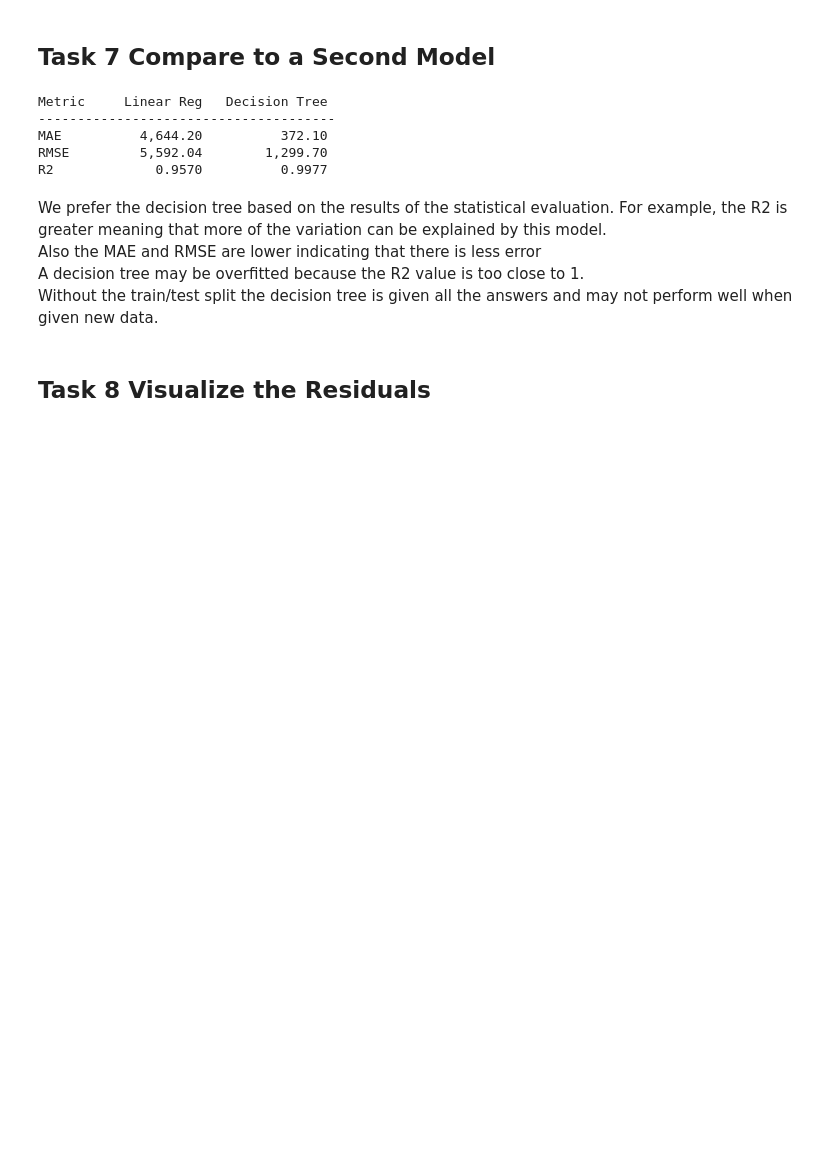
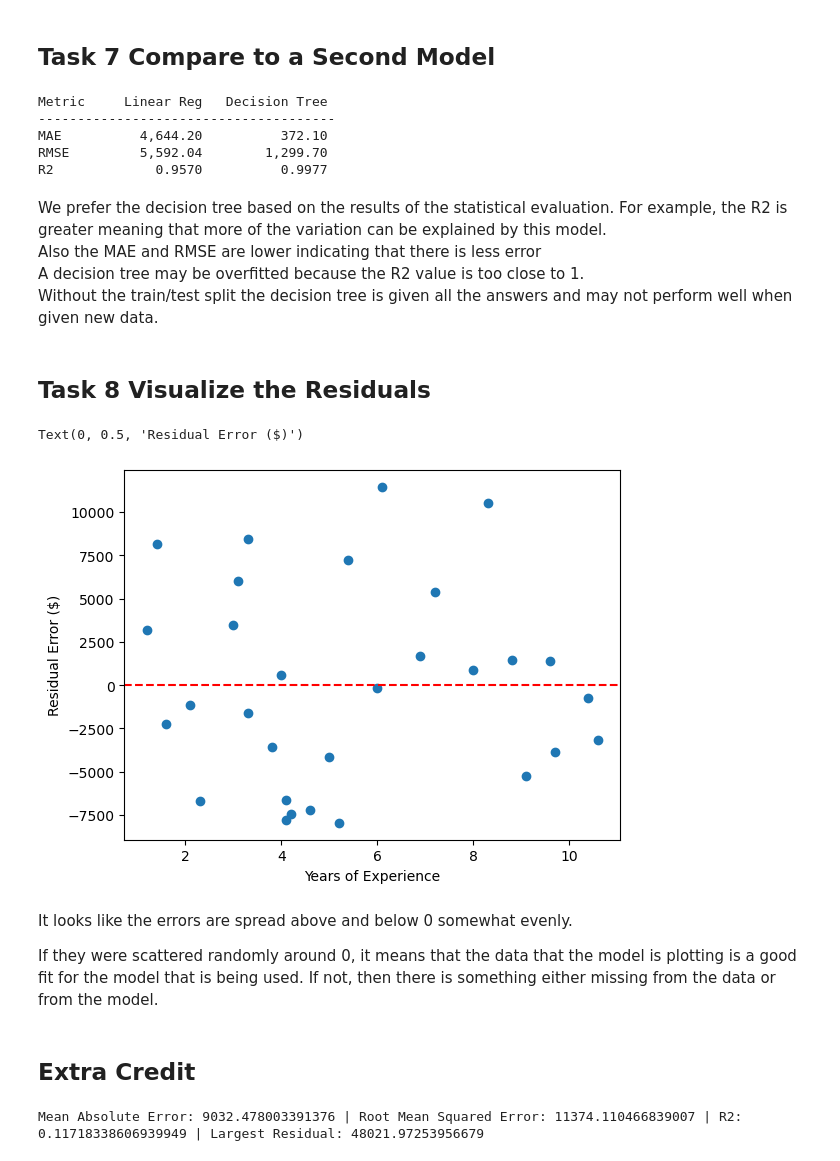
Before and after one commit to S-Shockley/Model-Eval-Exercise, a Jupyter notebook: ModelEvalAssign.ipynb, the cells around one changed output. Cells and saved outputs as stored; diff of their text form; code cells hidden in the pictures; blank space fills up the shorter version.

Commit message:
almost finished extra credit

```diff
--- a/ModelEvalAssign.ipynb
+++ b/ModelEvalAssign.ipynb
@@ -107,3 +107,17 @@ A decision tree may be overfitted because the R2 value is too close to 1.
 Without the train/test split the decision tree is given all the answers and may not perform well when given new data.
 # %% [markdown]
 ## Task 8 Visualize the Residuals
+# %%
+plt.scatter(df['YearsExperience'], df['residuals'])
+plt.axhline(0, color='red', linestyle='--')
+plt.xlabel('Years of Experience')
+plt.ylabel('Residual Error ($)')
+# %% [output]
+Text(0, 0.5, 'Residual Error ($)')
+[figure, added]
+# %% [markdown]
+It looks like the errors are spread above and below 0 somewhat evenly.
+
+If they were scattered randomly around 0, it means that the data that the model is plotting is a good fit for the model that is being used. If not, then there is something either missing from the data or from the model.
+# %% [markdown]
+## Extra Credit
@@ -109,0 +136,10 @@ Without the train/test split the decision tree is given all the answers and may
+# %%
+insurance = pd.read_csv('insurance.csv')
+ins_X = insurance[['age', 'bmi']]
+ins_y = insurance['charges']
+ins_model = LinearRegression()
+ins_model.fit(ins_X, ins_y)
+pred = ins_model.predict(ins_X)
+print(evaluate_regression(ins_y, pred))
+# %% [output]
+Mean Absolute Error: 9032.478003391376 | Root Mean Squared Error: 11374.110466839007 | R2: 0.11718338606939949 | Largest Residual: 48021.97253956679
```
Also changed, not shown: parts of 4 cells of this notebook, 1 other file.
